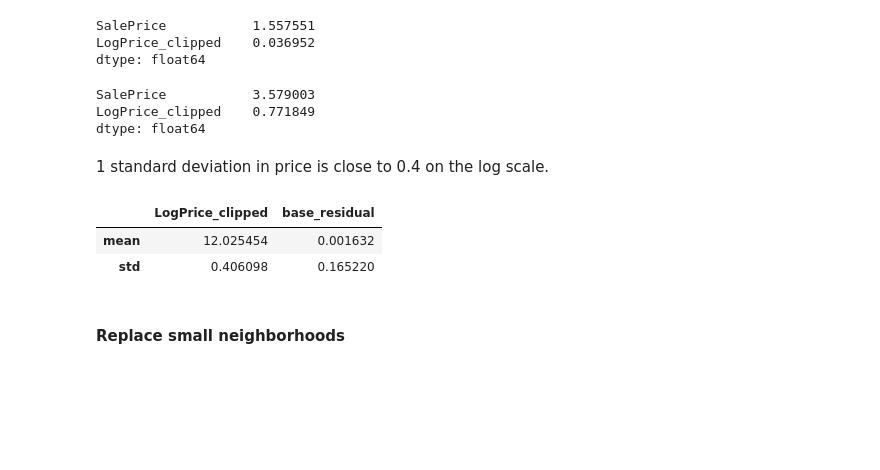
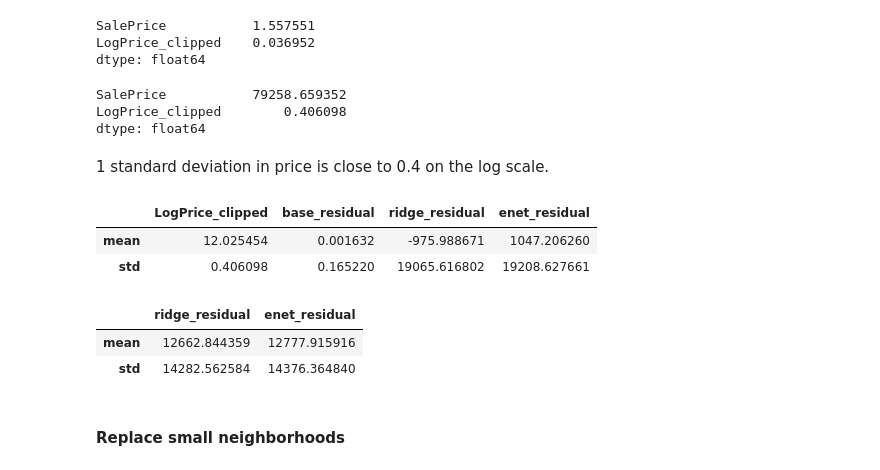
Before and after one commit to stevenlw-porpoise/Ames-Housing-Predictions, a Jupyter notebook: data_wrangling.ipynb, the cells around one changed output. Drawn from its saved outputs; the diff is of its cells as text; code cells hidden in the pictures; blank space fills up the shorter version.

```diff
--- a/data_wrangling.ipynb
+++ b/data_wrangling.ipynb
@@ -12,6 +12,8 @@ import os
 df = pd.read_csv('datasets/train.csv')
 df_test = pd.read_csv('datasets/test.csv')
 base_residuals = pd.read_csv('datasets/base_residuals.csv', index_col=0)
+ridge_residuals = pd.read_csv('datasets/ridge_residuals.csv', index_col=0)
+enet_residuals = pd.read_csv('datasets/enet_residuals.csv', index_col=0)
 # %%
 df.shape
 # %% [output]
@@ -26,3 +28,5 @@ The base model is a linear regression trained on
 * Year sold
 # %%
 base_residuals.columns = ['base_residual']
+ridge_residuals.columns = ['ridge_residual']
+enet_residuals.columns = ['enet_residual']
@@ -39,5 +71,7 @@ df.head()
 # %%
 df = df.join(base_residuals)
+df = df.join(ridge_residuals)
+df = df.join(enet_residuals)
 # %%
 df.columns
 # %% [output]
@@ -176,19 +211,25 @@ SalePrice           1.557551
 LogPrice_clipped    0.036952
 dtype: float64
 # %%
-df[['SalePrice', 'LogPrice_clipped']].kurtosis()
+df[['SalePrice', 'LogPrice_clipped']].std()
 # %% [output]
-SalePrice           3.579003
-LogPrice_clipped    0.771849
+SalePrice           79258.659352
+LogPrice_clipped        0.406098
 dtype: float64
 # %% [markdown]
 1 standard deviation in price is close to 0.4 on the log scale.
 # %%
-df[['LogPrice_clipped', 'base_residual']].agg(['mean', 'std'])
+df[['LogPrice_clipped', 'base_residual', 'ridge_residual', 'enet_residual']].agg(['mean', 'std'])
 # %% [output]
-|  | LogPrice_clipped | base_residual |
-| mean | 12.025454 | 0.001632 |
-| std | 0.406098 | 0.165220 |
+|  | LogPrice_clipped | base_residual | ridge_residual | enet_residual |
+| mean | 12.025454 | 0.001632 | -975.988671 | 1047.206260 |
+| std | 0.406098 | 0.165220 | 19065.616802 | 19208.627661 |
+# %%
+np.abs(df[['ridge_residual', 'enet_residual']]).agg(['mean', 'std'])
+# %% [output]
+|  | ridge_residual | enet_residual |
+| mean | 12662.844359 | 12777.915916 |
+| std | 14282.562584 | 14376.364840 |
 # %% [markdown]
 #### Replace small neighborhoods
 # %%
```
Also changed, not shown: parts of 58 cells of this notebook, 3 other files.
